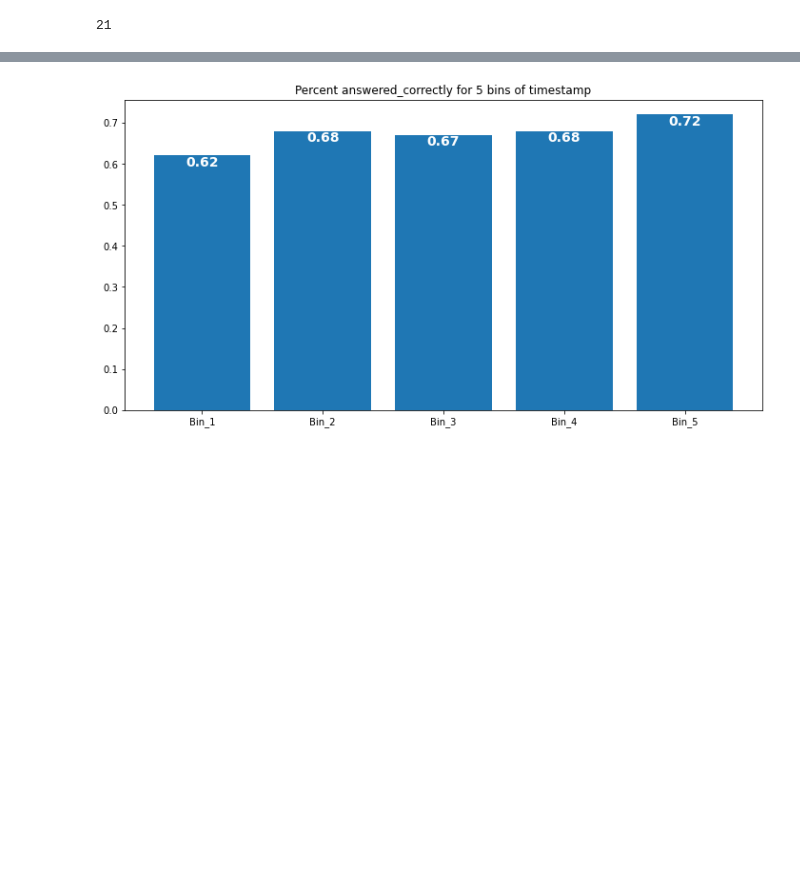
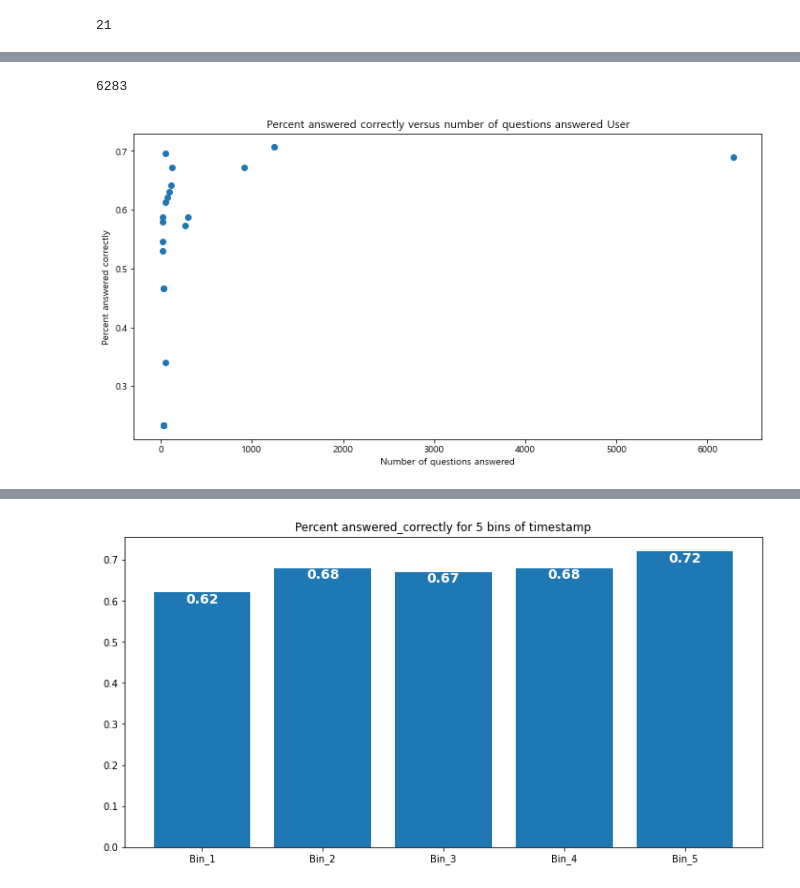
Before and after one commit to ingu627/answer_correctness, a Jupyter notebook: pre_train1.ipynb, the cells around one changed output, grey strips where cells are left out. Saved outputs shown, nothing was run; the diff lists cells and outputs as text; code cells hidden in the pictures; blank space fills up the shorter version.

```diff
--- a/pre_train1.ipynb
+++ b/pre_train1.ipynb
@@ -396,0 +363,2 @@ dtype: int64
+# %%
+user_percent = train[train.answered_correctly != -1].groupby('user_id').answered_correctly.agg(Mean='mean', Answers='count')
@@ -396,0 +385,19 @@ dtype: int64
+# %%
+user_percent.Answers.max()
+# %% [output]
+6283
+# %%
+plt.figure(figsize=(12,6))
+x = user_percent.Answers
+y = user_percent.Mean
+plt.scatter(x, y, marker='o')
+plt.title("Percent answered correctly versus number of questions answered User")
+plt.xlabel("Number of questions answered")
+plt.ylabel("Percent answered correctly")
+
+#  = np.polyfit(x, y, 1)
+#  = np.poly1d(z)
+# lt.plot(x,p(x),"r--")
+plt.show()
+# %% [output]
+[figure, added]
```
Also changed, not shown: parts of 39 cells of this notebook.
